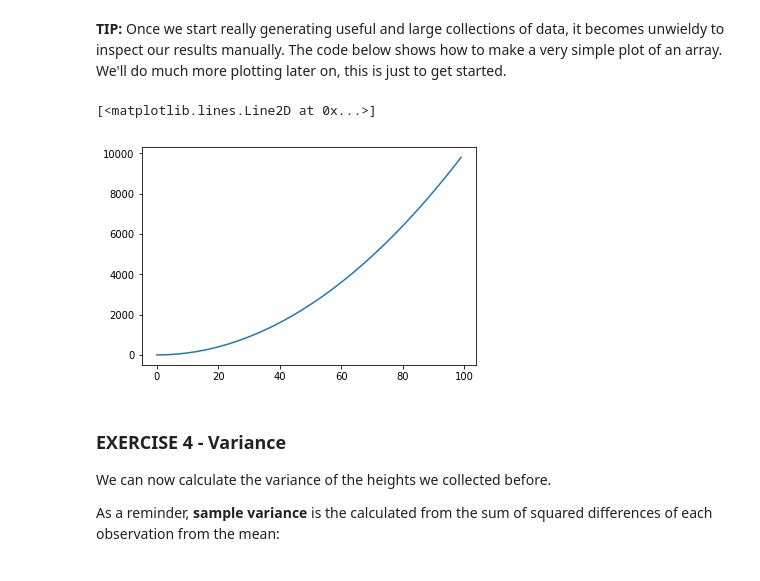
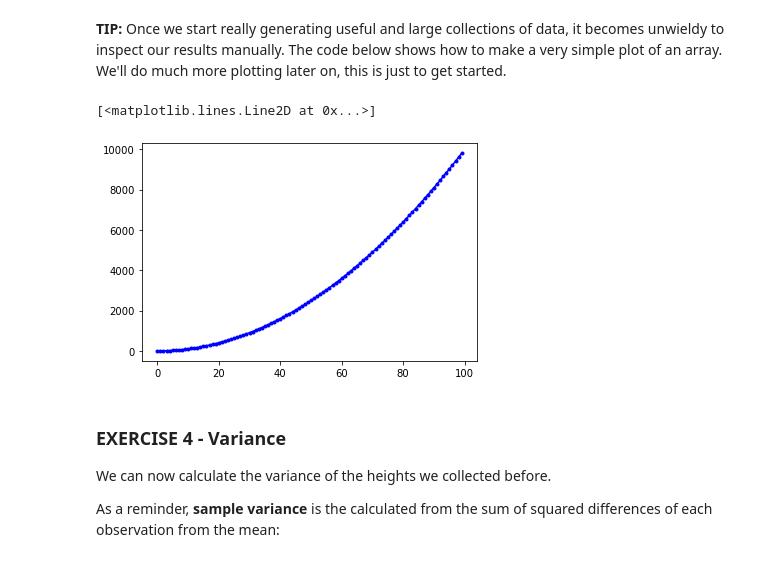
Before and after one commit to rmcgorty/PythonTutorials, a Jupyter notebook: 00_PythonIntroduction.ipynb, the cells around one changed output. Saved outputs shown, nothing was run; the diff lists cells and outputs as text; code cells hidden in the pictures.

```diff
--- a/00_PythonIntroduction.ipynb
+++ b/00_PythonIntroduction.ipynb
@@ -607,14 +613,15 @@ We'll do much more plotting later on, this is just to get started.
 # %%
 # Load up pylab, a useful plotting library
 %matplotlib inline
 import matplotlib.pyplot as plt
 
 # Make some x and y data and plot it
-y = np.arange(100)**2
-plt.plot(y)
+x = np.arange(100)
+y = x**2 #y is just the square of x
+plt.plot(x,y,'-b.')
 # %% [output]
 [<matplotlib.lines.Line2D at 0x...>]
-[figure, old version]
+[figure, new version]
 # %% [markdown]
 ### EXERCISE 4 - Variance
 
```
Also changed, not shown: parts of 26 cells of this notebook.
